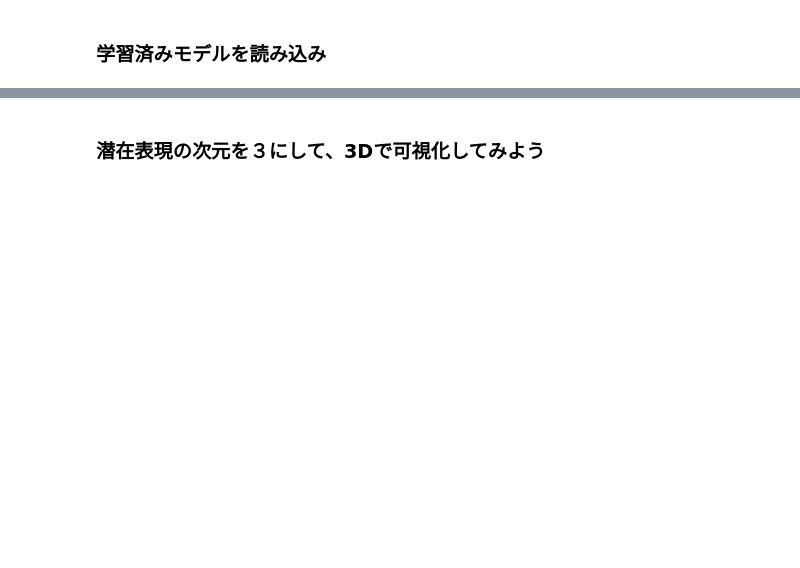
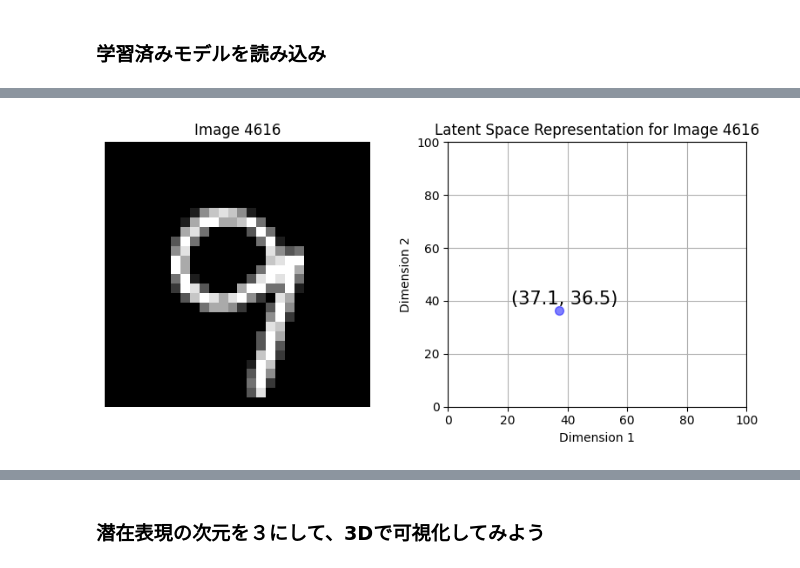
Before and after one commit to coraldx5/generativeai_intro_book, a Jupyter notebook: chap08_mnist_digit_AutoEncoder.ipynb, the cells around one changed output, grey strips where cells are left out. Cells and saved outputs as stored; diff of their text form; code cells hidden in the pictures; blank space fills up the shorter version.

```diff
--- a/chap08_mnist_digit_AutoEncoder.ipynb
+++ b/chap08_mnist_digit_AutoEncoder.ipynb
@@ -259,0 +301,7 @@ plt.show()
+# %%
+# エンコーダ部分の定義
+encoder01 = keras.models.Model(inputs=autoencoder01.input,
+                               outputs=autoencoder01.layers[2].output)
+
+# 検証用データの潜在表現を取得
+encoded_imgs01 = encoder01.predict(x_test)
@@ -259,0 +310,40 @@ plt.show()
+# %%
+# @title ## 任意の検証用画像を入力して潜在表現を出力しよう
+# @markdown - スライドバーを動かして、任意の画像を選択して実行してみましょう
+
+image_index  = 4616 #@param {type:"slider", min:0, max:9999, step:1}
+image_to_encode = x_test[image_index]
+
+# 潜在表現を取得
+encoded_image = encoder01.predict(np.expand_dims(image_to_encode, axis=0))
+
+# 画像を表示
+plt.figure(figsize=(8, 4))
+plt.subplot(1, 2, 1)
+plt.imshow(x_test[image_index], cmap='gray')  # 画像がグレースケールの場合。カラー画像の場合は cmap を省略
+plt.title(f'Image {image_index}')
+plt.axis('off')
+
+# 潜在表現を表示する場合（例えば2次元の潜在空間の場合）
+plt.subplot(1, 2, 2)
+if encoded_image.shape[1] == 2:
+    plt.scatter(encoded_image[:, 0], encoded_image[:, 1], c='blue', s=50, alpha=0.5)
+    plt.title(f'Latent Space Representation for Image {image_index}')
+    plt.xlabel('Dimension 1')
+    plt.ylabel('Dimension 2')
+    plt.xlim(0, 100)  # x軸の範囲を0〜100に設定
+    plt.ylim(0, 100)  # y軸の範囲を0〜100に設定
+    # 各点の座標を表示
+    for (x, y) in zip(encoded_image[:, 0], encoded_image[:, 1]):
+        plt.annotate(f'({x:.1f}, {y:.1f})', (x, y), textcoords="offset points", xytext=(5,5), ha='center', fontsize=15, color='black')
+    plt.grid(True)
+else:
+    plt.text(0.5, 0.5, 'Latent representation is not 2D',
+             horizontalalignment='center',
+             verticalalignment='center',
+             fontsize=12, color='red')
+    plt.title(f'Latent Representation for Image {image_index}')
+
+plt.tight_layout()
+plt.show()
+# %% [output]
@@ -259,0 +351 @@ plt.show()
+[figure, added]
```
Also changed, not shown: parts of 69 cells of this notebook.
